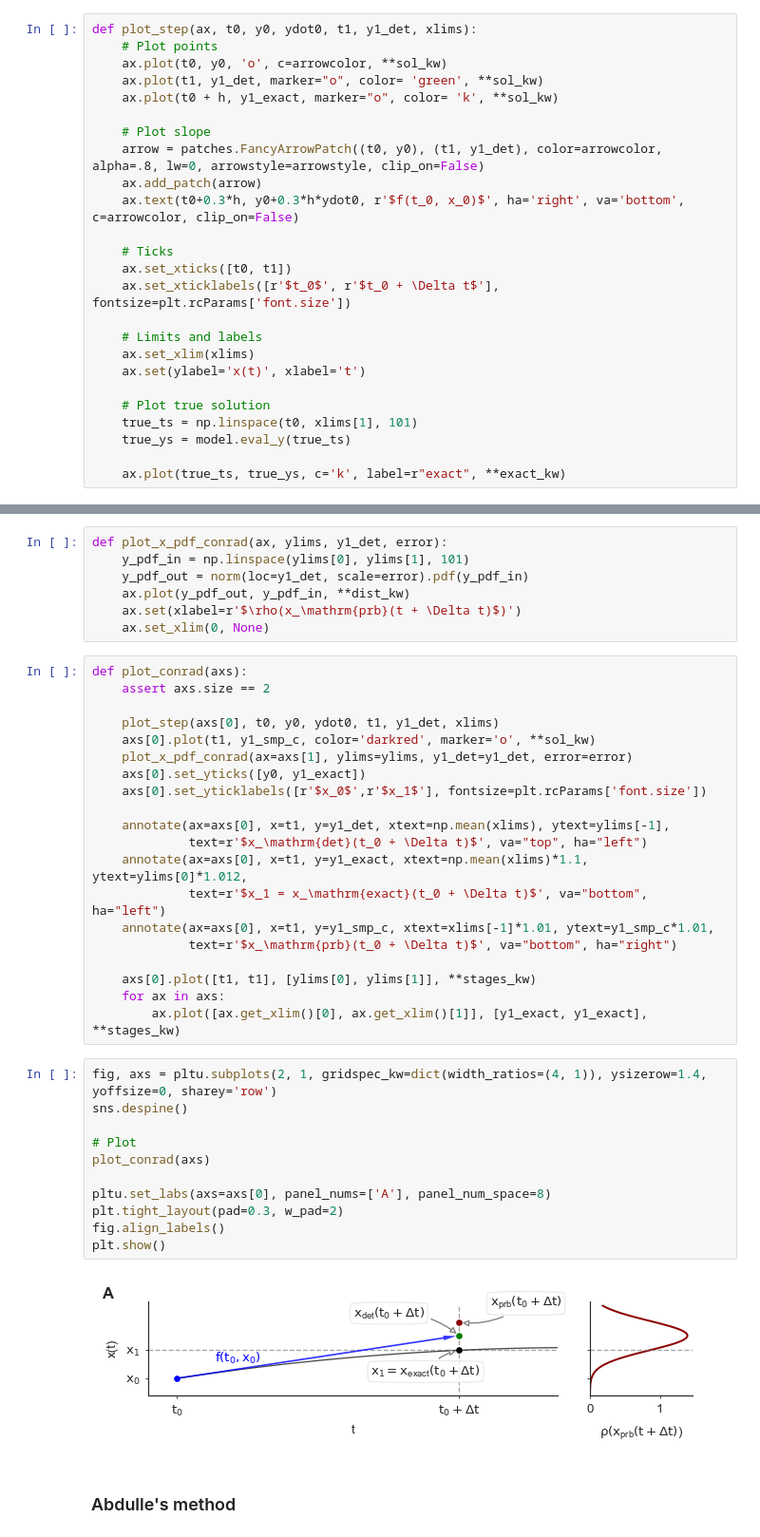
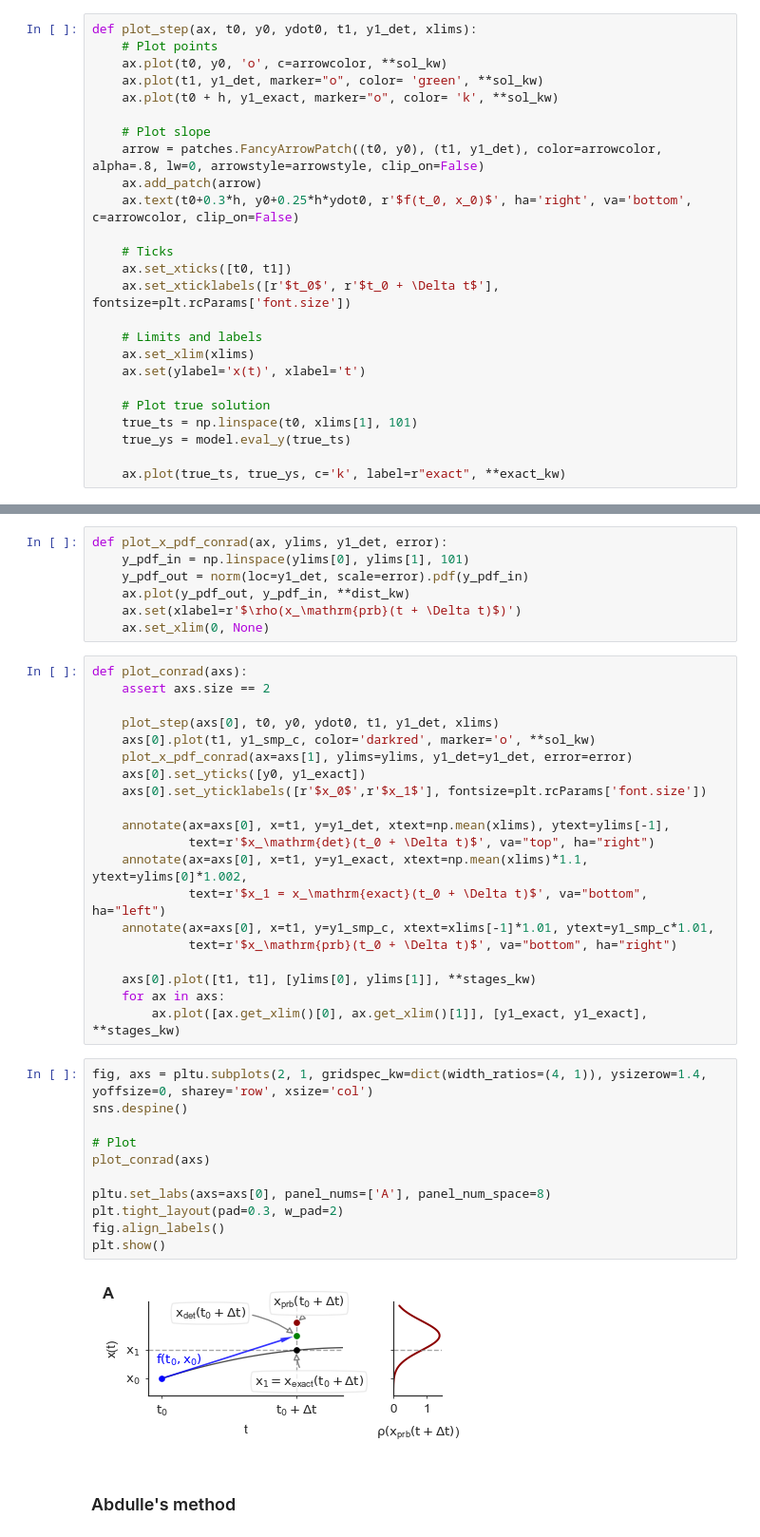
Before and after one commit to berenslab/neuroprobnum, a Jupyter notebook: experiments/figure1/figure1.ipynb, the cells around one changed output, grey strips where cells are left out. Shown at 95% size. Drawn from its saved outputs; the diff is of its cells as text.

Commit message:
Update experiments to two column figures.

```diff
--- a/experiments/figure1/figure1.ipynb
+++ b/experiments/figure1/figure1.ipynb
@@ -95,7 +95,7 @@ def plot_step(ax, t0, y0, ydot0, t1, y1_det, xlims):
     # Plot slope
     arrow = patches.FancyArrowPatch((t0, y0), (t1, y1_det), color=arrowcolor, alpha=.8, lw=0, arrowstyle=arrowstyle, clip_on=False)
     ax.add_patch(arrow)
-    ax.text(t0+0.3*h, y0+0.3*h*ydot0, r'$f(t_0, x_0)$', ha='right', va='bottom', c=arrowcolor, clip_on=False)
+    ax.text(t0+0.3*h, y0+0.25*h*ydot0, r'$f(t_0, x_0)$', ha='right', va='bottom', c=arrowcolor, clip_on=False)
 
     # Ticks
     ax.set_xticks([t0, t1])
@@ -130,8 +130,8 @@ def plot_conrad(axs):
     axs[0].set_yticklabels([r'$x_0$',r'$x_1$'], fontsize=plt.rcParams['font.size'])
 
     annotate(ax=axs[0], x=t1, y=y1_det, xtext=np.mean(xlims), ytext=ylims[-1],
-             text=r'$x_\mathrm{det}(t_0 + \Delta t)$', va="top", ha="left")
-    annotate(ax=axs[0], x=t1, y=y1_exact, xtext=np.mean(xlims)*1.1, ytext=ylims[0]*1.012,
+             text=r'$x_\mathrm{det}(t_0 + \Delta t)$', va="top", ha="right")
+    annotate(ax=axs[0], x=t1, y=y1_exact, xtext=np.mean(xlims)*1.1, ytext=ylims[0]*1.002,
              text=r'$x_1 = x_\mathrm{exact}(t_0 + \Delta t)$', va="bottom", ha="left")
     annotate(ax=axs[0], x=t1, y=y1_smp_c, xtext=xlims[-1]*1.01, ytext=y1_smp_c*1.01,
              text=r'$x_\mathrm{prb}(t_0 + \Delta t)$', va="bottom", ha="right")
@@ -140,18 +140,18 @@ def plot_conrad(axs):
     for ax in axs:
         ax.plot([ax.get_xlim()[0], ax.get_xlim()[1]], [y1_exact, y1_exact], **stages_kw)
 # %%
-fig, axs = pltu.subplots(2, 1, gridspec_kw=dict(width_ratios=(4, 1)), ysizerow=1.4, yoffsize=0, sharey='row')
+fig, axs = pltu.subplots(2, 1, gridspec_kw=dict(width_ratios=(4, 1)), ysizerow=1.4, yoffsize=0, sharey='row', xsize='col')
 sns.despine()
 
 # Plot
 plot_conrad(axs)
 
 pltu.set_labs(axs=axs[0], panel_nums=['A'], panel_num_space=8)
 plt.tight_layout(pad=0.3, w_pad=2)
 fig.align_labels()
 plt.show()
 # %% [output]
-[figure, old version]
+[figure, new version]
 # %% [markdown]
 ### Abdulle's method
 # %%
```
Also changed, not shown: parts of 8 cells of this notebook, 15 other files.
